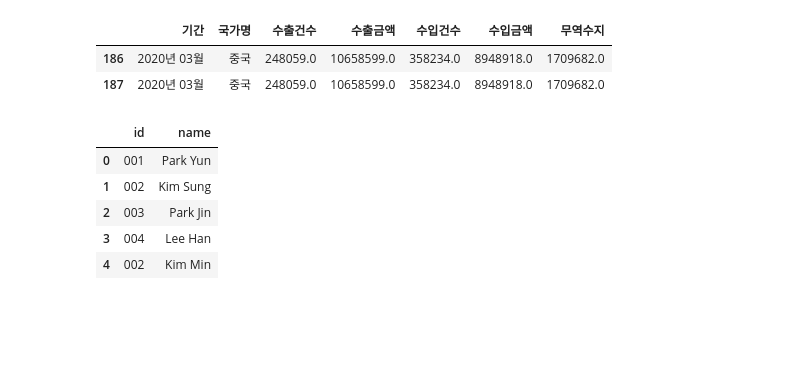
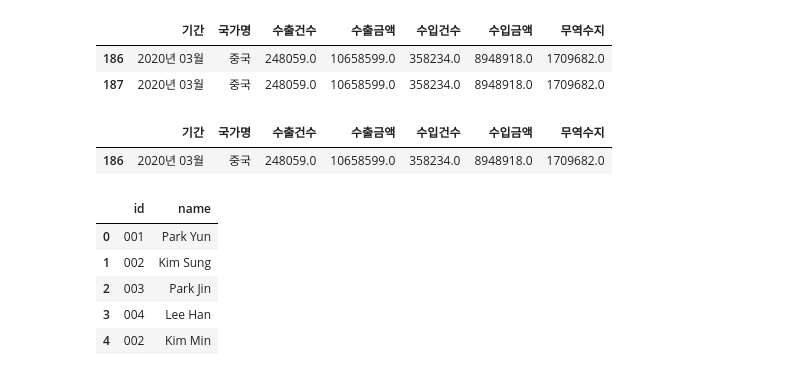
Before and after one commit to hwan141592/Python_Basic, a Jupyter notebook: AIFFEL_14_Review.ipynb, the cells around one changed output. Drawn from its saved outputs; the diff is of its cells as text; code cells hidden in the pictures; blank space fills up the shorter version.

```diff
--- a/AIFFEL_14_Review_Hwan.ipynb
+++ b/AIFFEL_14_Review.ipynb
@@ -269,6 +270,12 @@ trade[(trade['기간']=='2020년 03월')&(trade['국가명']=='중국')]
 | 187 | 2020년 03월 | 중국 | 248059.0 | 10658599.0 | 358234.0 | 8948918.0 | 1709682.0 |
 # %%
 trade.drop_duplicates(inplace=True)
+# %%
+# 중복 제거된 것 확인
+trade[(trade['기간']=='2020년 03월')&(trade['국가명']=='중국')]
+# %% [output]
+|  | 기간 | 국가명 | 수출건수 | 수출금액 | 수입건수 | 수입금액 | 무역수지 |
+| 186 | 2020년 03월 | 중국 | 248059.0 | 10658599.0 | 358234.0 | 8948918.0 | 1709682.0 |
 # %%
 df = pd.DataFrame({'id':['001', '002', '003', '004', '002'],
                    'name':['Park Yun', 'Kim Sung', 'Park Jin', 'Lee Han', 'Kim Min']})
```
Also changed, not shown: parts of 32 cells of this notebook.
